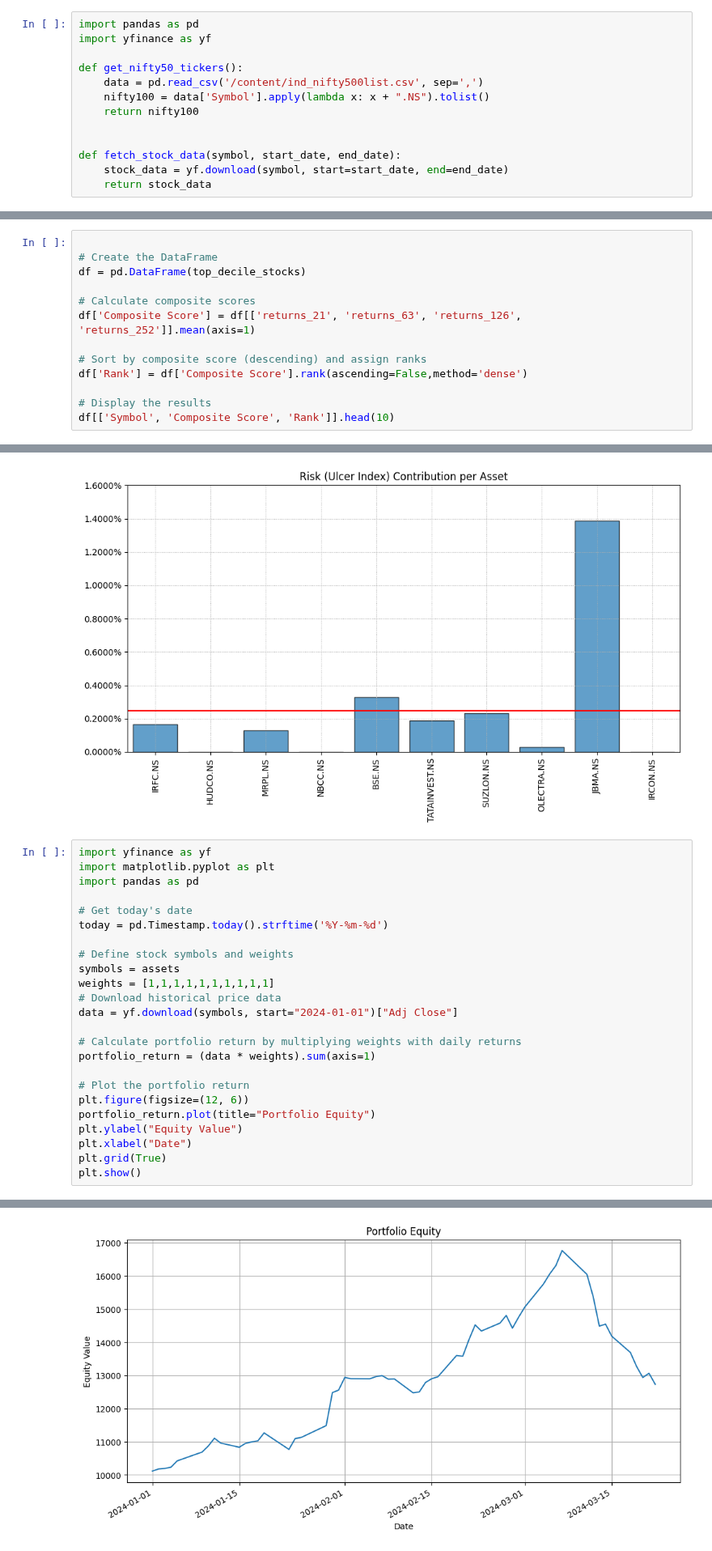
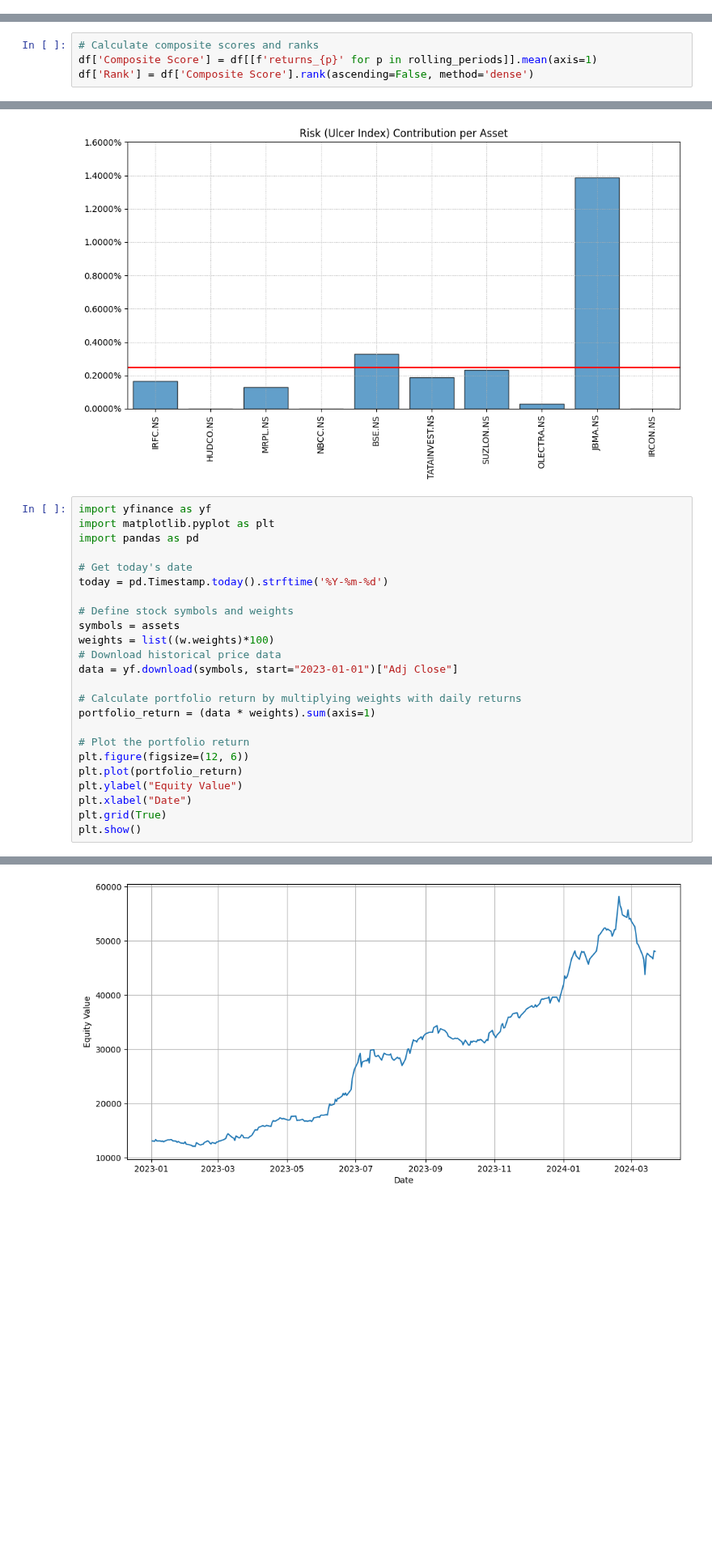
Before and after one commit to anirbanghoshsbi/.github.io, a Jupyter notebook: work/portfolio/momentum_portfolio_manual.ipynb, the cells around one changed output, grey strips where cells are left out. Shown at 81% size. Cells and saved outputs as stored; diff of their text form; blank space fills up the shorter version.

```diff
--- a/work/portfolio/momentum_portfolio_manual.ipynb
+++ b/work/portfolio/momentum_portfolio_manual.ipynb
@@ -10,13 +10,0 @@ warnings.filterwarnings("ignore")
-# %%
-import pandas as pd
-import yfinance as yf
-
-def get_nifty50_tickers():
-    data = pd.read_csv('/content/ind_nifty500list.csv', sep=',')
-    nifty100 = data['Symbol'].apply(lambda x: x + ".NS").tolist()
-    return nifty100
-
-
-def fetch_stock_data(symbol, start_date, end_date):
-    stock_data = yf.download(symbol, start=start_date, end=end_date)
-    return stock_data
@@ -100,13 +54,4 @@ top_decile_stocks[0:10]
 # %%
-
-# Create the DataFrame
-df = pd.DataFrame(top_decile_stocks)
-
-# Calculate composite scores
-df['Composite Score'] = df[['returns_21', 'returns_63', 'returns_126', 'returns_252']].mean(axis=1)
-
-# Sort by composite score (descending) and assign ranks
-df['Rank'] = df['Composite Score'].rank(ascending=False,method='dense')
-
-# Display the results
-df[['Symbol', 'Composite Score', 'Rank']].head(10)
+# Calculate composite scores and ranks
+df['Composite Score'] = df[[f'returns_{p}' for p in rolling_periods]].mean(axis=1)
+df['Rank'] = df['Composite Score'].rank(ascending=False, method='dense')
@@ -197,27 +120,27 @@ ax = rp.plot_risk_con(w, cov=port.cov, returns=port.returns, rm=rm, rf=0, alpha=
 # %%
 import yfinance as yf
 import matplotlib.pyplot as plt
 import pandas as pd
 
 # Get today's date
 today = pd.Timestamp.today().strftime('%Y-%m-%d')
 
 # Define stock symbols and weights
 symbols = assets
-weights = [1,1,1,1,1,1,1,1,1,1]
+weights = list((w.weights)*100)
 # Download historical price data
-data = yf.download(symbols, start="2024-01-01")["Adj Close"]
+data = yf.download(symbols, start="2023-01-01")["Adj Close"]
 
 # Calculate portfolio return by multiplying weights with daily returns
 portfolio_return = (data * weights).sum(axis=1)
 
 # Plot the portfolio return
 plt.figure(figsize=(12, 6))
-portfolio_return.plot(title="Portfolio Equity")
+plt.plot(portfolio_return)
 plt.ylabel("Equity Value")
 plt.xlabel("Date")
 plt.grid(True)
 plt.show()
 # %% [output]
 [*********************100%%**********************]  10 of 10 completed
-[figure, old version]
+[figure, new version]
```
Also changed, not shown: parts of 12 cells of this notebook.
